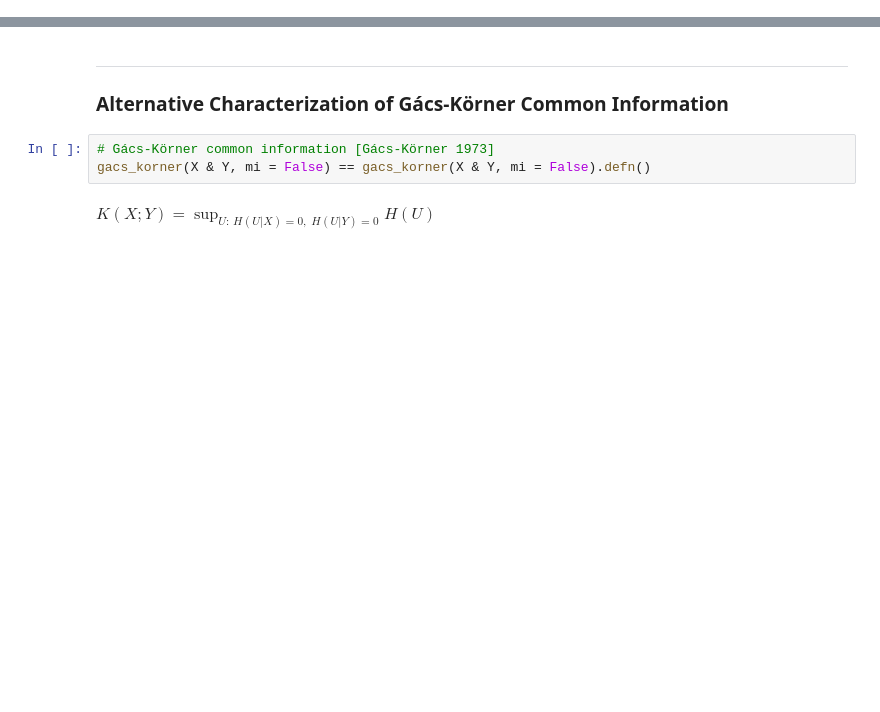
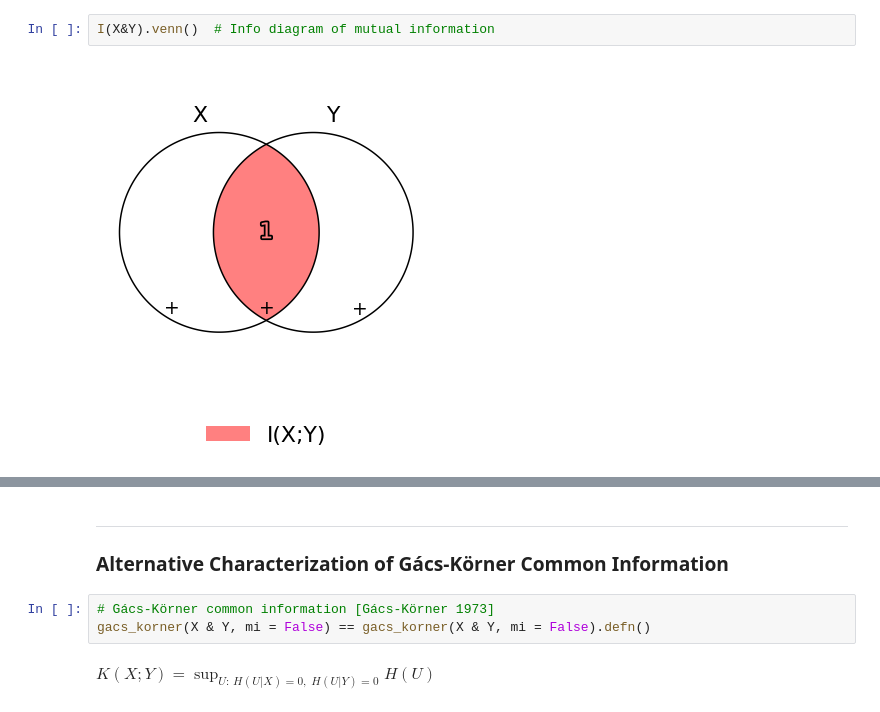
Before and after one commit to cheuktingli/psitip, a Jupyter notebook: examples/demo_commoninfo.ipynb, the cells around one changed output, grey strips where cells are left out. Cells and saved outputs as stored; diff of their text form; blank space fills up the shorter version.

```diff
--- a/examples/demo_commoninfo.ipynb
+++ b/examples/demo_commoninfo.ipynb
@@ -21,0 +26,4 @@ $ K(X; Y) = \sup_{U:\,  U \leftrightarrow Y \leftrightarrow X,\;  U \leftrightar
+# %%
+I(X&Y).venn()  # Info diagram of mutual information
+# %% [output]
+[figure, added]
```
Also changed, not shown: parts of 32 cells of this notebook, 54 other files.
